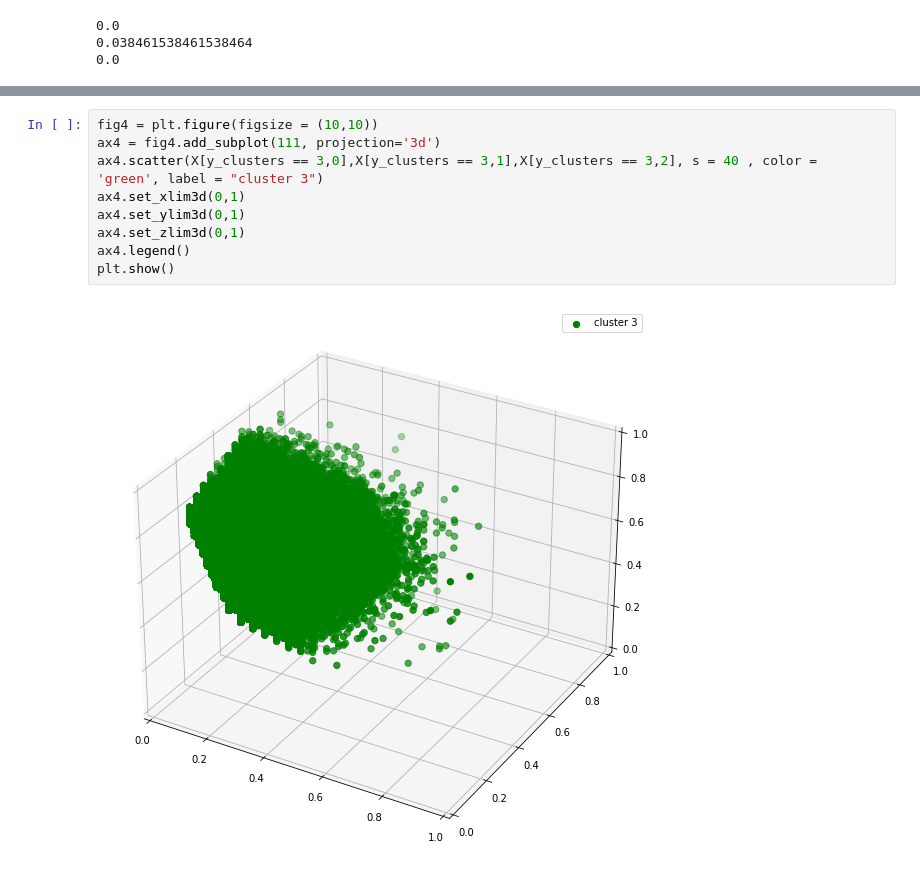
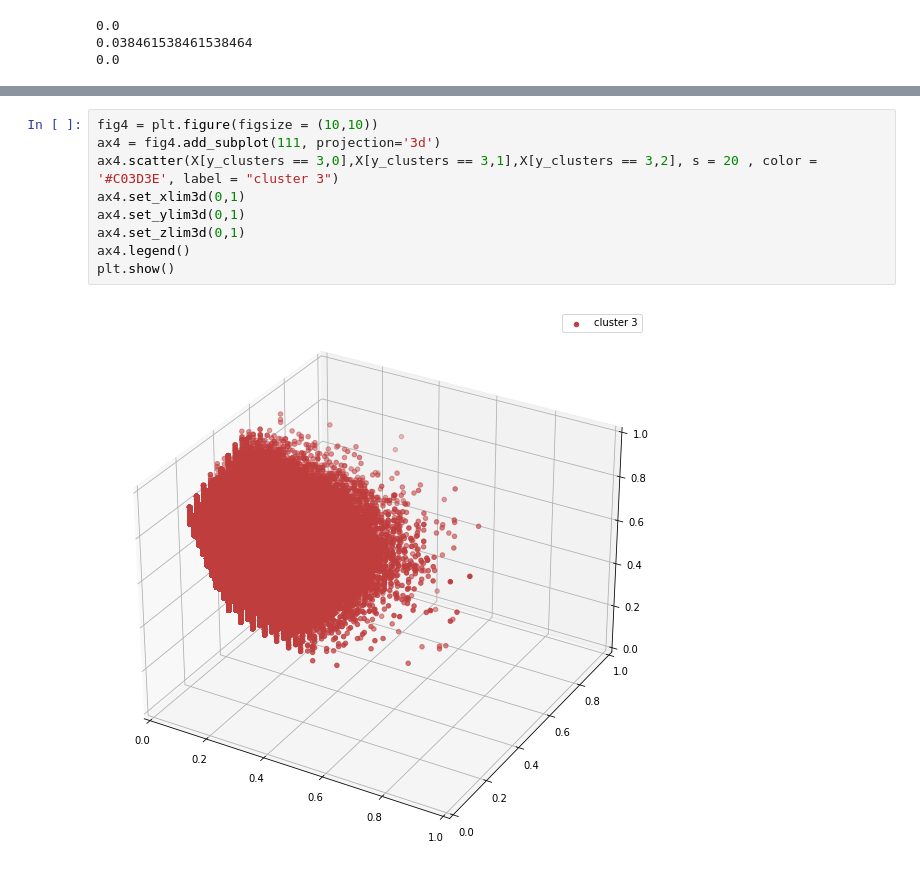
Before and after one commit to Traffic-anomaly-detection/traffic-anomaly-detection, a Jupyter notebook: k-means-test.ipynb, the cells around one changed output, grey strips where cells are left out. Saved outputs shown, nothing was run; the diff lists cells and outputs as text.

```diff
--- a/k-means-test.ipynb
+++ b/k-means-test.ipynb
@@ -152,14 +173,14 @@ plt.show()
 # %%
 fig4 = plt.figure(figsize = (10,10))
 ax4 = fig4.add_subplot(111, projection='3d')
-ax4.scatter(X[y_clusters == 3,0],X[y_clusters == 3,1],X[y_clusters == 3,2], s = 40 , color = 'green', label = "cluster 3")
+ax4.scatter(X[y_clusters == 3,0],X[y_clusters == 3,1],X[y_clusters == 3,2], s = 20 , color = '#C03D3E', label = "cluster 3")
 ax4.set_xlim3d(0,1)
 ax4.set_ylim3d(0,1)
 ax4.set_zlim3d(0,1)
 ax4.legend()
 plt.show()
 # %% [output]
-[figure, old version]
+[figure, new version]
 # %%
 fig5 = plt.figure(figsize = (10,10))
 ax5 = fig5.add_subplot(111, projection='3d')
```
Also changed, not shown: parts of 9 cells of this notebook.
